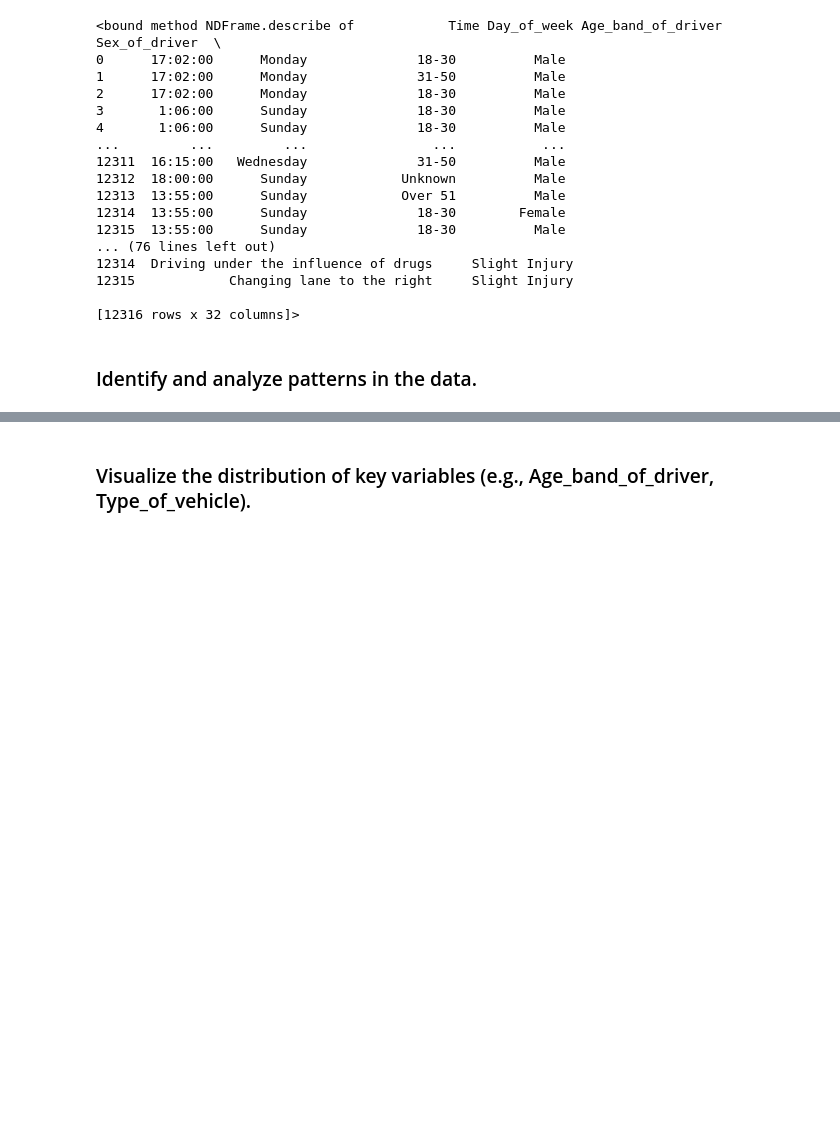
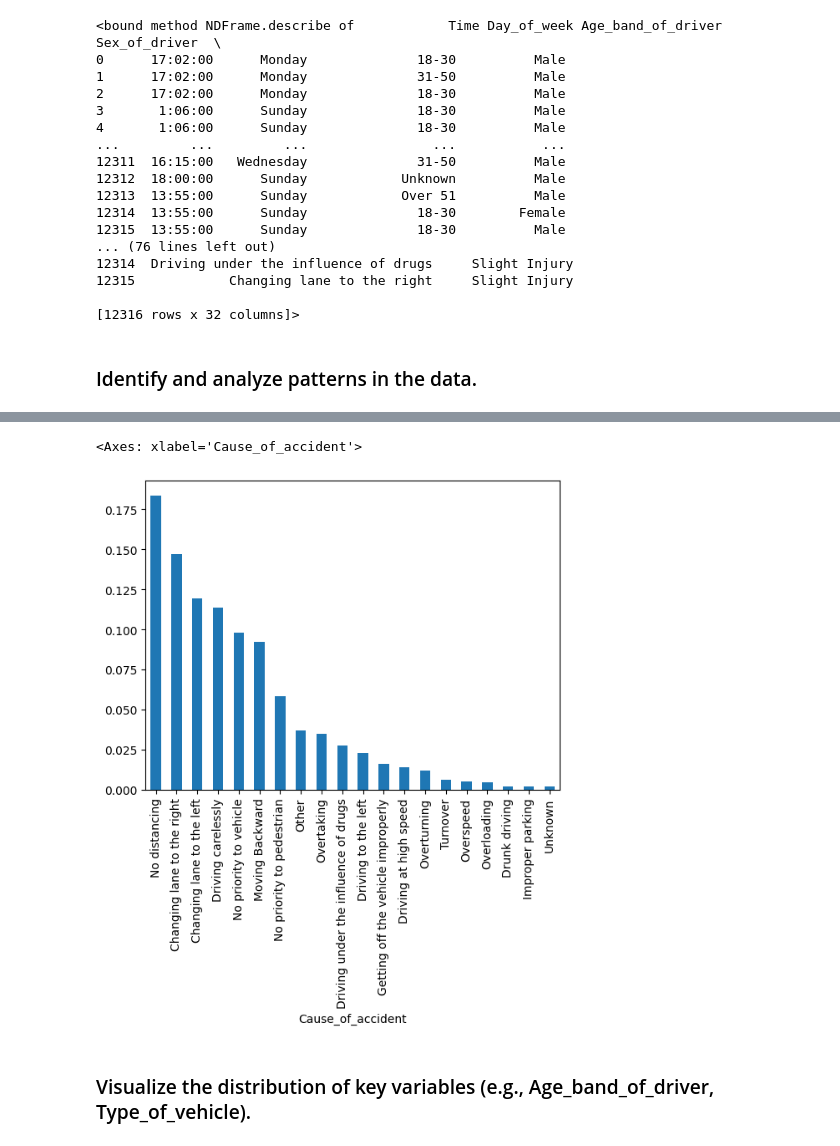
Before and after one commit to AbdullahHafiz30/Tuwaiq-Academy, a Jupyter notebook: Tuwaiq-Academy/Task 1/Task (1) Week 1.ipynb, the cells around one changed output, grey strips where cells are left out. Cells and saved outputs as stored; diff of their text form; code cells hidden in the pictures; blank space fills up the shorter version.

```diff
--- a/Tuwaiq-Academy/Task 1/Task (1) Week 1.ipynb
+++ b/Tuwaiq-Academy/Task 1/Task (1) Week 1.ipynb
@@ -272,3 +272,8 @@ df.describe
+# %%
+(df['Cause_of_accident'].value_counts() / len(df)).plot.bar()
+# %% [output]
+<Axes: xlabel='Cause_of_accident'>
+[figure, added]
 # %% [markdown]
 ### Visualize the distribution of key variables (e.g., Age_band_of_driver, Type_of_vehicle).
 # %%
```
Also changed, not shown: parts of 12 cells of this notebook.
